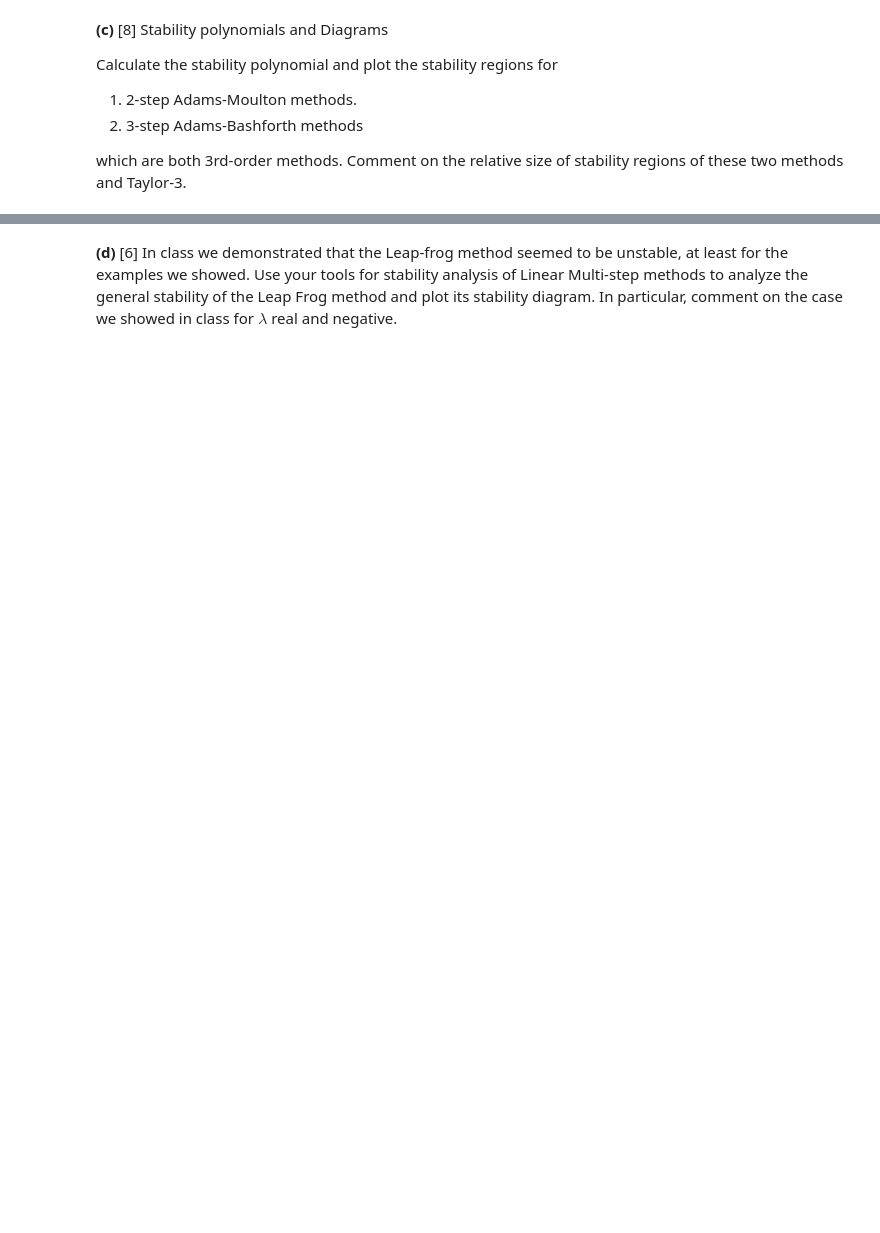
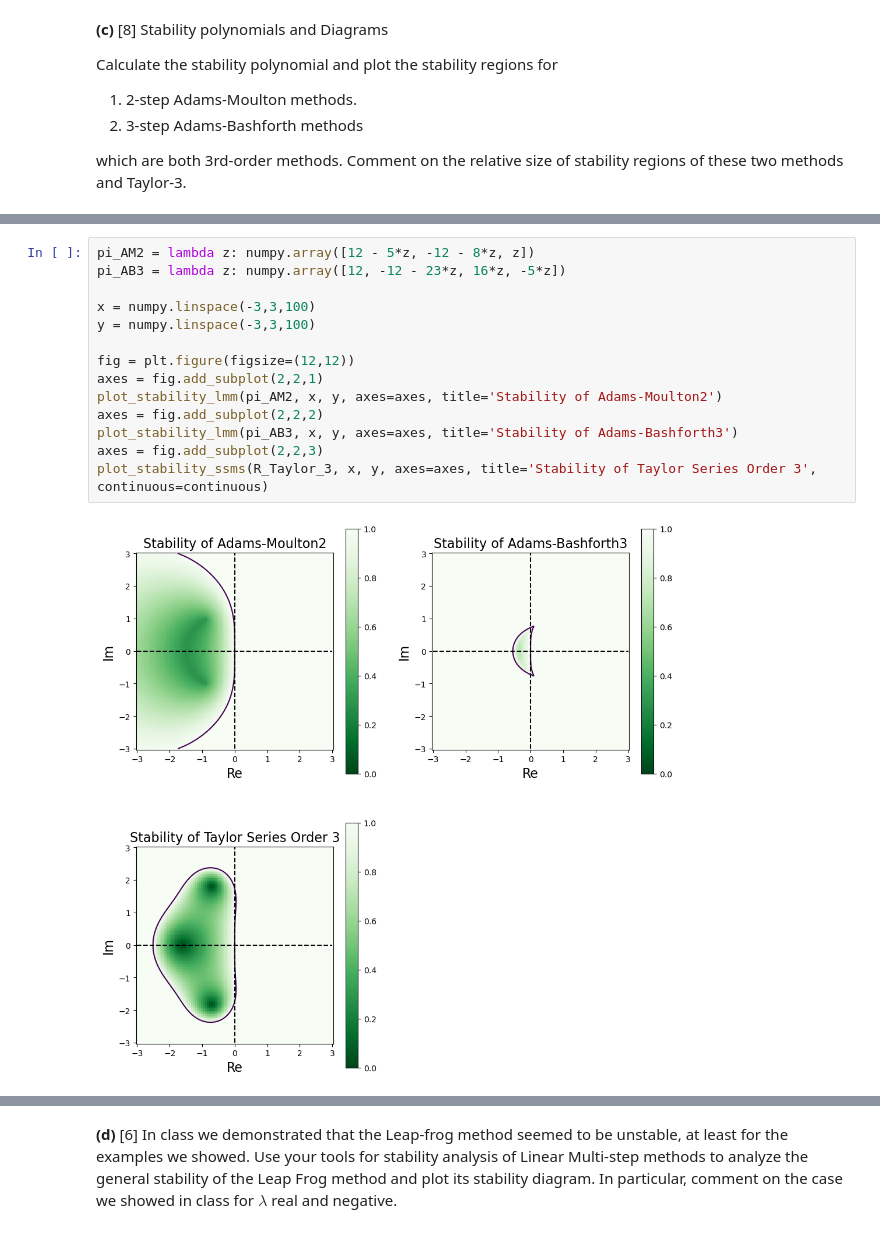
Before and after one commit to xiaoyuchen2020/intro-numerical-methods, a Jupyter notebook: hw/HW5_ODE.ipynb, the cells around one changed output, grey strips where cells are left out. Drawn from its saved outputs; the diff is of its cells as text; blank space fills up the shorter version.

```diff
--- a/hw/HW5_ODE.ipynb
+++ b/hw/HW5_ODE.ipynb
@@ -451,0 +509,16 @@ YOUR ANSWER HERE
+# %%
+pi_AM2 = lambda z: numpy.array([12 - 5*z, -12 - 8*z, z])
+pi_AB3 = lambda z: numpy.array([12, -12 - 23*z, 16*z, -5*z])
+
+x = numpy.linspace(-3,3,100)
+y = numpy.linspace(-3,3,100)
+
+fig = plt.figure(figsize=(12,12))
+axes = fig.add_subplot(2,2,1)
+plot_stability_lmm(pi_AM2, x, y, axes=axes, title='Stability of Adams-Moulton2')
+axes = fig.add_subplot(2,2,2)
+plot_stability_lmm(pi_AB3, x, y, axes=axes, title='Stability of Adams-Bashforth3')
+axes = fig.add_subplot(2,2,3)
+plot_stability_ssms(R_Taylor_3, x, y, axes=axes, title='Stability of Taylor Series Order 3', continuous=continuous)
+# %% [output]
+[figure, added]
```
Also changed, not shown: parts of 11 cells of this notebook, 1 other file.
